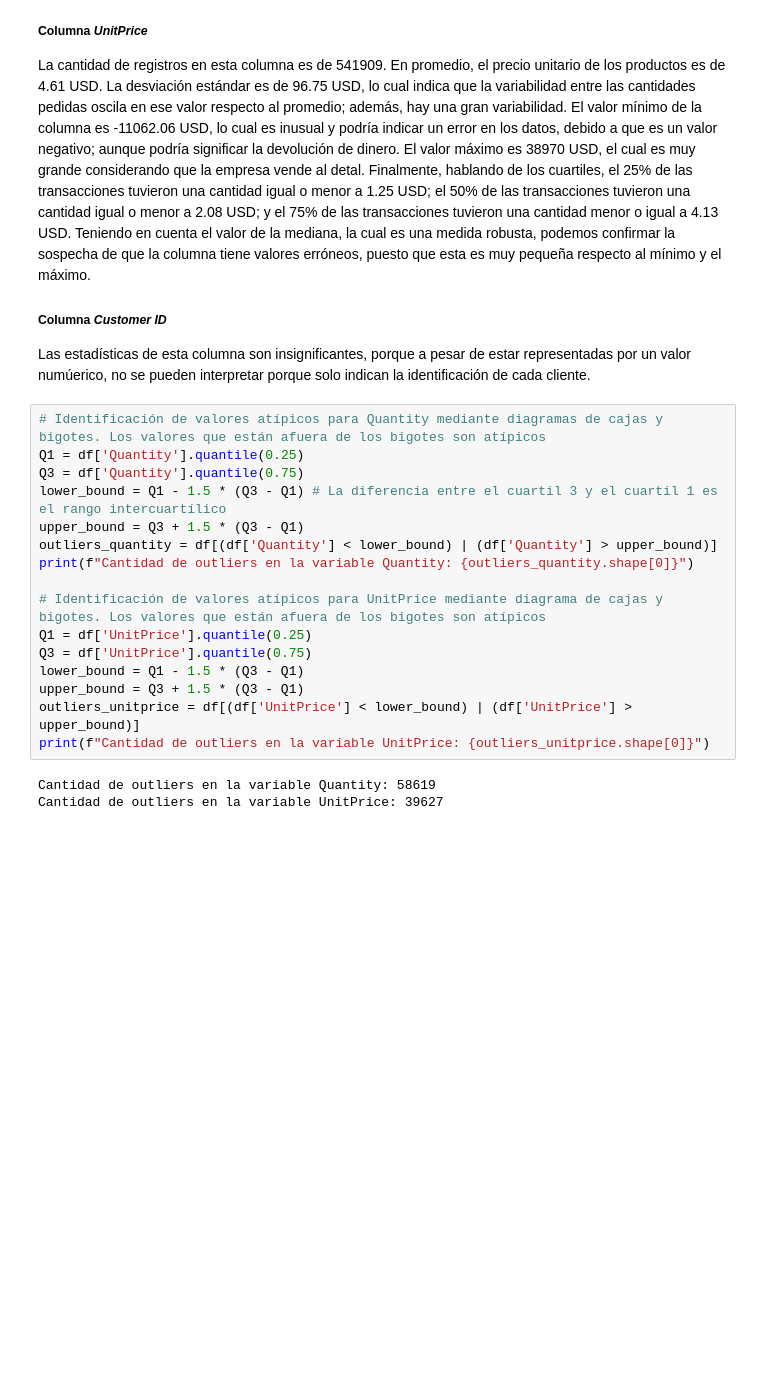
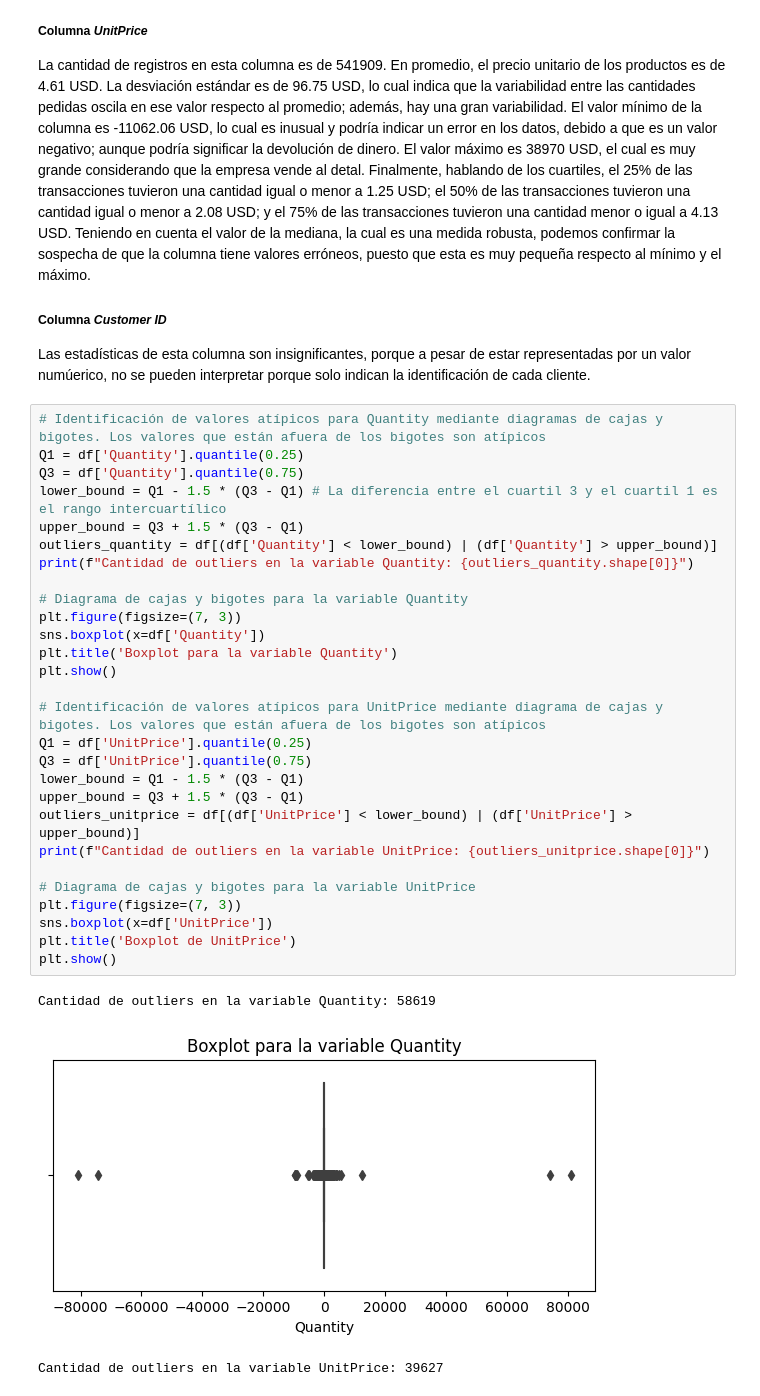
Before and after one commit to apalacioj/Prueba-CITEC, a Jupyter notebook: CITEC_test.ipynb, the cells around one changed output. Drawn from its saved outputs; the diff is of its cells as text; blank space fills up the shorter version.

Commit message:
Se adicionan diagramas de cajas y bigotes para la detección de valores atípicos.

```diff
--- a/CITEC_test.ipynb
+++ b/CITEC_test.ipynb
@@ -74,19 +74,32 @@ Las estadísticas de esta columna son insignificantes, porque a pesar de estar r
 # %%
 # Identificación de valores atípicos para Quantity mediante diagramas de cajas y bigotes. Los valores que están afuera de los bigotes son atípicos
 Q1 = df['Quantity'].quantile(0.25)
 Q3 = df['Quantity'].quantile(0.75)
 lower_bound = Q1 - 1.5 * (Q3 - Q1) # La diferencia entre el cuartil 3 y el cuartil 1 es el rango intercuartílico
 upper_bound = Q3 + 1.5 * (Q3 - Q1)
 outliers_quantity = df[(df['Quantity'] < lower_bound) | (df['Quantity'] > upper_bound)]
 print(f"Cantidad de outliers en la variable Quantity: {outliers_quantity.shape[0]}")
 
+# Diagrama de cajas y bigotes para la variable Quantity
+plt.figure(figsize=(7, 3))
+sns.boxplot(x=df['Quantity'])
+plt.title('Boxplot para la variable Quantity')
+plt.show()
+
 # Identificación de valores atípicos para UnitPrice mediante diagrama de cajas y bigotes. Los valores que están afuera de los bigotes son atípicos
 Q1 = df['UnitPrice'].quantile(0.25)
 Q3 = df['UnitPrice'].quantile(0.75)
 lower_bound = Q1 - 1.5 * (Q3 - Q1)
 upper_bound = Q3 + 1.5 * (Q3 - Q1)
 outliers_unitprice = df[(df['UnitPrice'] < lower_bound) | (df['UnitPrice'] > upper_bound)]
 print(f"Cantidad de outliers en la variable UnitPrice: {outliers_unitprice.shape[0]}")
+
+# Diagrama de cajas y bigotes para la variable UnitPrice
+plt.figure(figsize=(7, 3))
+sns.boxplot(x=df['UnitPrice'])
+plt.title('Boxplot de UnitPrice')
+plt.show()
 # %% [output]
 Cantidad de outliers en la variable Quantity: 58619
-Cantidad de outliers en la variable UnitPrice: 39627
+[figure, added]
+Cantidad de outliers en la variable UnitPrice: 39627
```
Also changed, not shown: parts of 2 cells of this notebook.
